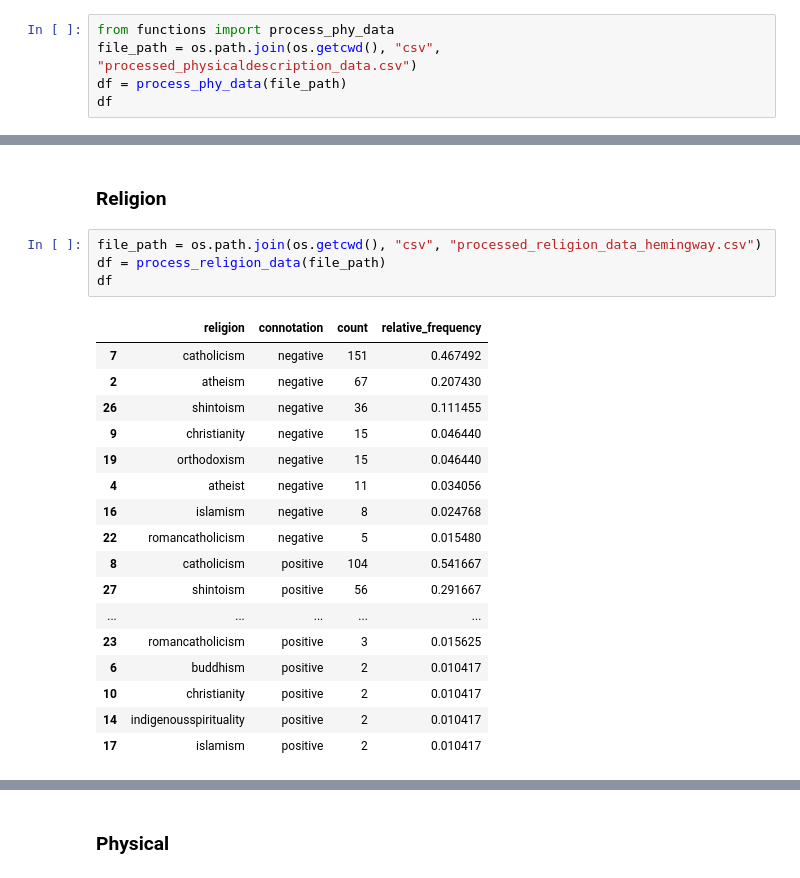
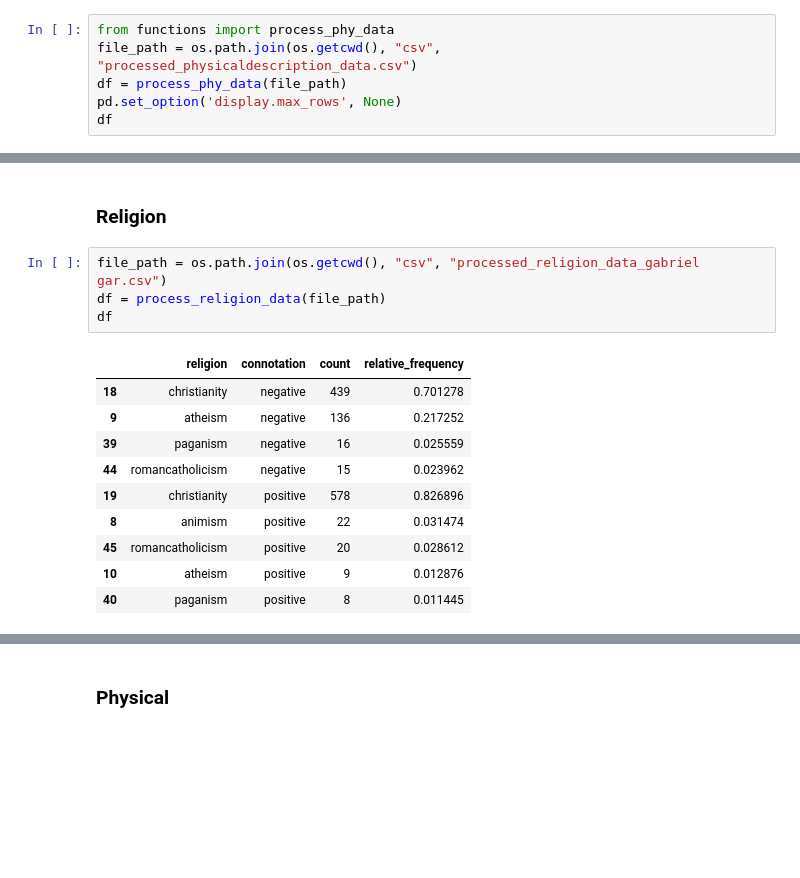
Before and after one commit to edverga/MasterThesis, a Jupyter notebook: thesis_draft.ipynb, the cells around one changed output, grey strips where cells are left out. Drawn from its saved outputs; the diff is of its cells as text; blank space fills up the shorter version.

```diff
--- a/thesis_draft.ipynb
+++ b/thesis_draft.ipynb
@@ -247,6 +384,7 @@ result
 from functions import process_phy_data
 file_path = os.path.join(os.getcwd(), "csv", "processed_physicaldescription_data.csv")
 df = process_phy_data(file_path)
+pd.set_option('display.max_rows', None)
 df
 # %% [output]
 |  | physicaldescription | connotation | count | relative_frequency |
@@ -454,24 +783,17 @@ result
 # %% [markdown]
 ### Religion
 # %%
-file_path = os.path.join(os.getcwd(), "csv", "processed_religion_data_hemingway.csv")
+file_path = os.path.join(os.getcwd(), "csv", "processed_religion_data_gabriel gar.csv")
 df = process_religion_data(file_path)
 df
 # %% [output]
 |  | religion | connotation | count | relative_frequency |
-| 7 | catholicism | negative | 151 | 0.467492 |
-| 2 | atheism | negative | 67 | 0.207430 |
-| 26 | shintoism | negative | 36 | 0.111455 |
-| 9 | christianity | negative | 15 | 0.046440 |
-| 19 | orthodoxism | negative | 15 | 0.046440 |
-| 4 | atheist | negative | 11 | 0.034056 |
-| 16 | islamism | negative | 8 | 0.024768 |
-| 22 | romancatholicism | negative | 5 | 0.015480 |
-| 8 | catholicism | positive | 104 | 0.541667 |
-| 27 | shintoism | positive | 56 | 0.291667 |
-| ... | ... | ... | ... | ... |
-| 23 | romancatholicism | positive | 3 | 0.015625 |
-| 6 | buddhism | positive | 2 | 0.010417 |
-| 10 | christianity | positive | 2 | 0.010417 |
-| 14 | indigenousspirituality | positive | 2 | 0.010417 |
-| 17 | islamism | positive | 2 | 0.010417 |
+| 18 | christianity | negative | 439 | 0.701278 |
+| 9 | atheism | negative | 136 | 0.217252 |
+| 39 | paganism | negative | 16 | 0.025559 |
+| 44 | romancatholicism | negative | 15 | 0.023962 |
+| 19 | christianity | positive | 578 | 0.826896 |
+| 8 | animism | positive | 22 | 0.031474 |
+| 45 | romancatholicism | positive | 20 | 0.028612 |
+| 10 | atheism | positive | 9 | 0.012876 |
+| 40 | paganism | positive | 8 | 0.011445 |
```
Also changed, not shown: parts of 170 cells of this notebook, 3 other files.
